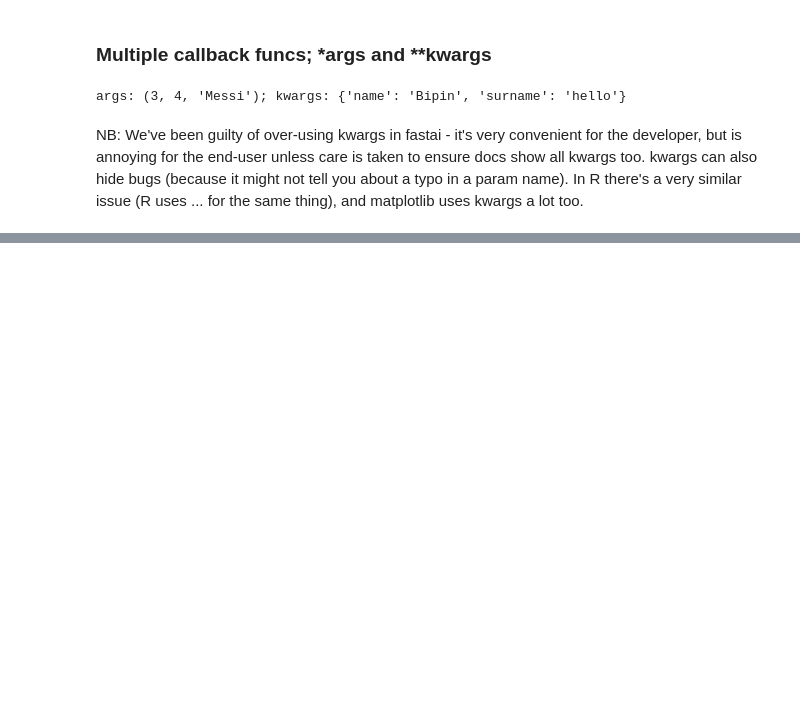
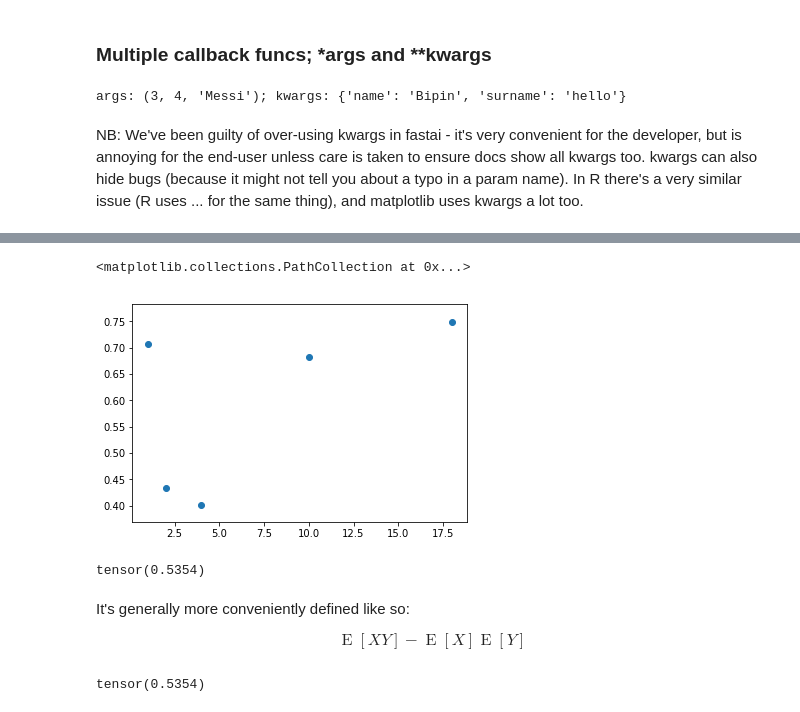
Before and after one commit to bipin2295/FastAI-Part2, a Jupyter notebook: 05a_foundations.ipynb, the cells around one changed output, grey strips where cells are left out. Saved outputs shown, nothing was run; the diff lists cells and outputs as text; code cells hidden in the pictures; blank space fills up the shorter version.

```diff
--- a/05a_foundations.ipynb
+++ b/05a_foundations.ipynb
@@ -181,0 +429,19 @@ NB: We've been guilty of over-using kwargs in fastai - it's very convenient for
+# %%
+v = torch.rand_like(t)
+plt.scatter(t,v)
+# %% [output]
+<matplotlib.collections.PathCollection at 0x...>
+[figure, added]
+# %%
+((t-t.mean())*(v-v.mean())).mean()
+# %% [output]
+tensor(0.5354)
+# %% [markdown]
+
+It's generally more conveniently defined like so:
+
+$$\operatorname{E}\left[X Y\right] - \operatorname{E}\left[X\right] \operatorname{E}\left[Y\right]$$
+# %%
+cov = (t*v).mean() - t.mean()*v.mean(); cov
+# %% [output]
+tensor(0.5354)
```
Also changed, not shown: parts of 45 cells of this notebook.
